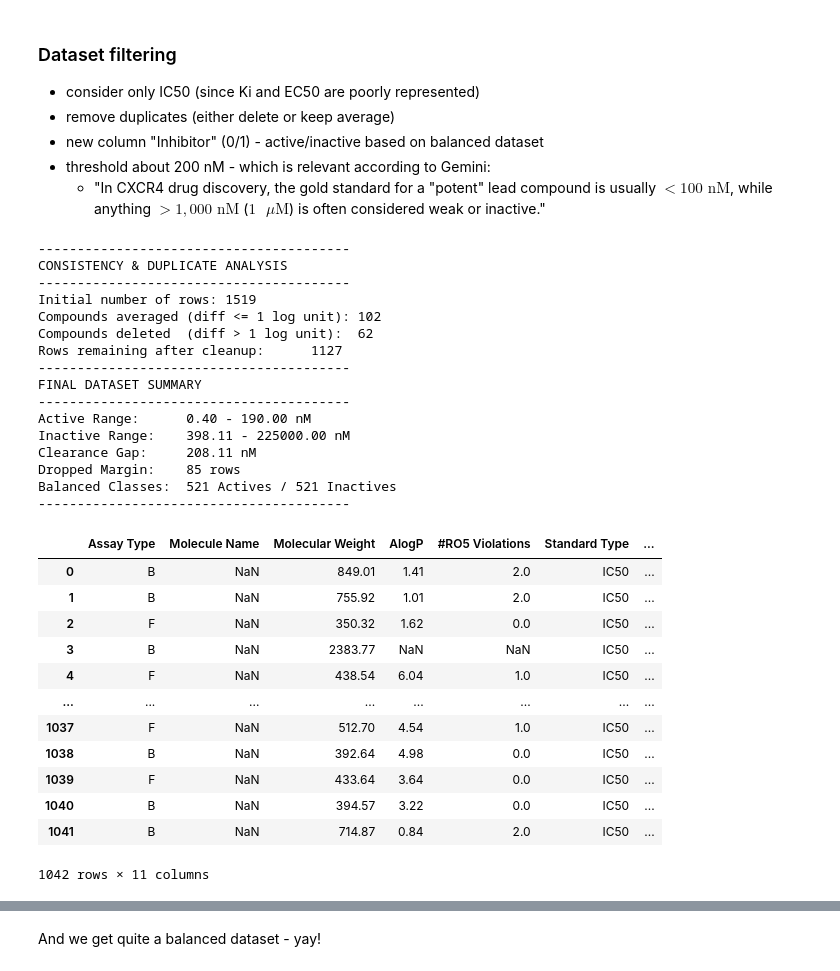
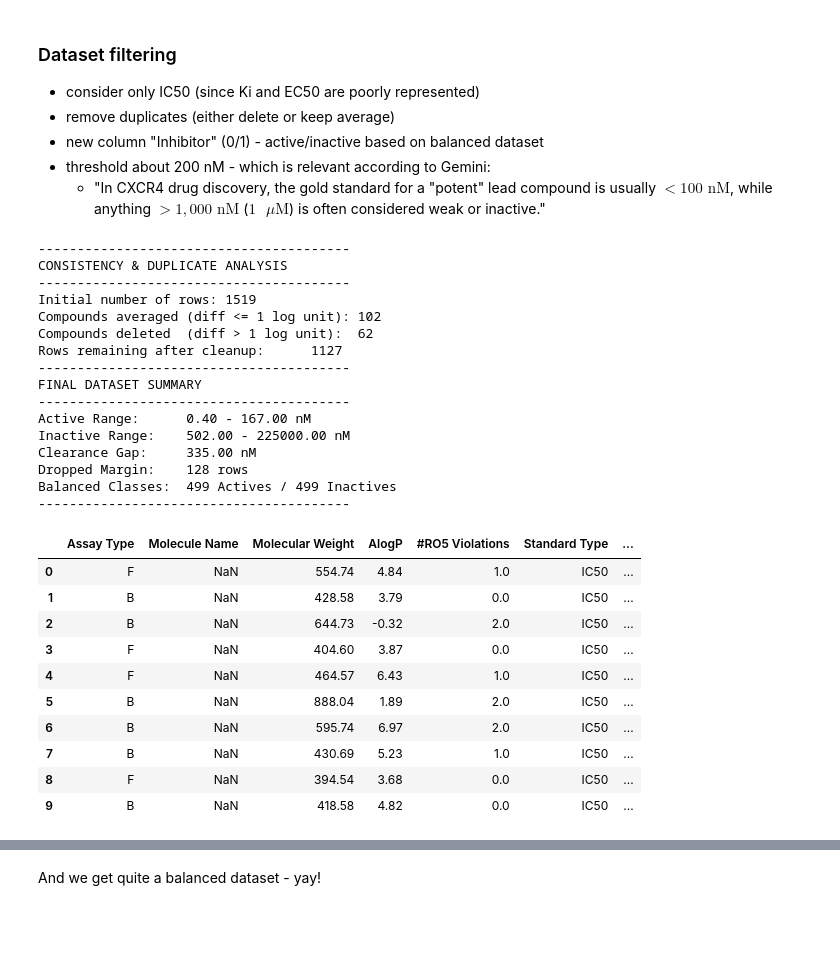
Before and after one commit to jirouset/cdd2026, a Jupyter notebook: dominule/project/project.ipynb, the cells around one changed output, grey strips where cells are left out. Drawn from its saved outputs; the diff is of its cells as text; code cells hidden in the pictures; blank space fills up the shorter version.

```diff
--- a/dominule/project/project.ipynb
+++ b/dominule/project/project.ipynb
@@ -58,35 +56,33 @@ plot_column_histogram(filtered[filtered['Standard Value'] < 150000], "Standard V
 # %%
 from source import create_balanced_cxcr4_dataset
 df = df[df['Standard Type'] == "IC50"]
-df_ready = create_balanced_cxcr4_dataset(df, id_col="Smiles", margin_percent=0.1)
-df_ready
+df_ready = create_balanced_cxcr4_dataset(df, id_col="Smiles", margin_percent=0.15)
+df_ready.head(10)
 # %% [output]
 ----------------------------------------
 CONSISTENCY & DUPLICATE ANALYSIS
 ----------------------------------------
 Initial number of rows: 1519
 Compounds averaged (diff <= 1 log unit): 102
 Compounds deleted  (diff > 1 log unit):  62
 Rows remaining after cleanup:      1127
 ----------------------------------------
 FINAL DATASET SUMMARY
 ----------------------------------------
-Active Range:      0.40 - 190.00 nM
-Inactive Range:    398.11 - 225000.00 nM
-Clearance Gap:     208.11 nM
-Dropped Margin:    85 rows
-Balanced Classes:  521 Actives / 521 Inactives
+Active Range:      0.40 - 167.00 nM
+Inactive Range:    502.00 - 225000.00 nM
+Clearance Gap:     335.00 nM
+Dropped Margin:    128 rows
+Balanced Classes:  499 Actives / 499 Inactives
 ----------------------------------------
 |  | Assay Type | Molecule Name | Molecular Weight | AlogP | #RO5 Violations | Standard Type | ... |
-| 0 | B | NaN | 849.01 | 1.41 | 2.0 | IC50 | ... |
-| 1 | B | NaN | 755.92 | 1.01 | 2.0 | IC50 | ... |
-| 2 | F | NaN | 350.32 | 1.62 | 0.0 | IC50 | ... |
-| 3 | B | NaN | 2383.77 | NaN | NaN | IC50 | ... |
-| 4 | F | NaN | 438.54 | 6.04 | 1.0 | IC50 | ... |
-| ... | ... | ... | ... | ... | ... | ... | ... |
-| 1037 | F | NaN | 512.70 | 4.54 | 1.0 | IC50 | ... |
-| 1038 | B | NaN | 392.64 | 4.98 | 0.0 | IC50 | ... |
-| 1039 | F | NaN | 433.64 | 3.64 | 0.0 | IC50 | ... |
-| 1040 | B | NaN | 394.57 | 3.22 | 0.0 | IC50 | ... |
-| 1041 | B | NaN | 714.87 | 0.84 | 2.0 | IC50 | ... |
+| 0 | F | NaN | 554.74 | 4.84 | 1.0 | IC50 | ... |
+| 1 | B | NaN | 428.58 | 3.79 | 0.0 | IC50 | ... |
+| 2 | B | NaN | 644.73 | -0.32 | 2.0 | IC50 | ... |
+| 3 | F | NaN | 404.60 | 3.87 | 0.0 | IC50 | ... |
+| 4 | F | NaN | 464.57 | 6.43 | 1.0 | IC50 | ... |
+| 5 | B | NaN | 888.04 | 1.89 | 2.0 | IC50 | ... |
+| 6 | B | NaN | 595.74 | 6.97 | 2.0 | IC50 | ... |
+| 7 | B | NaN | 430.69 | 5.23 | 1.0 | IC50 | ... |
+| 8 | F | NaN | 394.54 | 3.68 | 0.0 | IC50 | ... |
+| 9 | B | NaN | 418.58 | 4.82 | 0.0 | IC50 | ... |
-1042 rows × 11 columns
```
Also changed, not shown: parts of 10 cells of this notebook, 3 other files.
